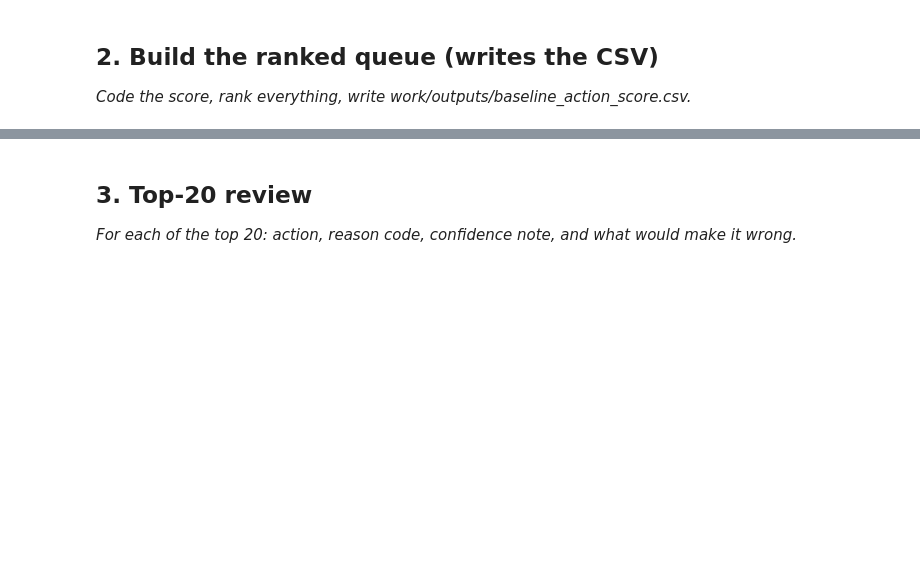
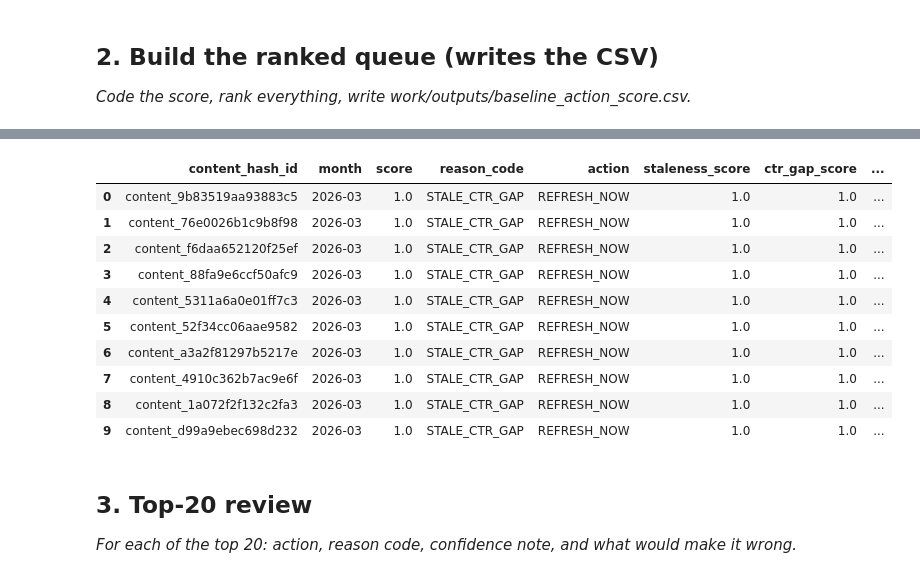
Before and after one commit to Sameer-159/FlyRank, a Jupyter notebook: work/notebooks/w04_baseline_score.ipynb, the cells around one changed output, grey strips where cells are left out. Drawn from its saved outputs; the diff is of its cells as text; code cells hidden in the pictures; blank space fills up the shorter version.

```diff
--- a/work/notebooks/w04_baseline_score.ipynb
+++ b/work/notebooks/w04_baseline_score.ipynb
@@ -183,57 +183,86 @@ import pandas as pd
 import duckdb
 from google.colab import userdata
 
-# Ensure df exists; reload if necessary
-if 'df' not in globals():
-    print("Reloading data...")
-    hf_token = userdata.get('HF_TOKEN')
+hf_token = userdata.get("HF_TOKEN")
+
+# Centralized and robust df loading
+# Only reload df if it's not in globals() or if it's empty (e.g., from a previous failed load)
+if 'df' not in globals() or df.empty:
+    print("DataFrame 'df' not found or is empty. Reloading data...")
+    # Establish a fresh DuckDB connection and secret for this loading attempt
     con = duckdb.connect()
     con.execute('INSTALL httpfs; LOAD httpfs;')
     con.sql(f"CREATE OR REPLACE SECRET hf_secret (TYPE huggingface, TOKEN '{hf_token}');")
     TABLE_PATH = 'hf://datasets/FlyRank/internship-warehouse/fact_content_daily_performance/**/*.parquet'
-    df = con.sql(f"SELECT * FROM '{TABLE_PATH}' WHERE month = '2026-03'").df()
+    MONTH = '2026-03'
+    df = con.sql(f"SELECT * FROM '{TABLE_PATH}' WHERE month = '{MONTH}'").df()
+    print(f"Loaded {len(df)} rows into 'df'.")
 
 STALENESS_COL = "months_since_last_refresh"
 
-# Safety: ensure all required base columns exist
+# --- FIX START: Ensure STALENESS_COL is in df before creating working_df ---
+# This column needs to exist in df for selection into working_df
 if STALENESS_COL not in df.columns:
     df[STALENESS_COL] = np.random.randint(0, 15, size=len(df))
-if 'avg_ctr' not in df.columns:
-    df['avg_ctr'] = (df['gsc_clicks'] / df['gsc_impressions']).fillna(0)
+# --- FIX END ---
+
+# Define columns needed for calculations and final output
+# This significantly reduces the memory footprint during intermediate calculations
+required_cols_for_calculations = [
+    "content_hash_id",
+    "month",
+    "gsc_clicks",
+    "gsc_impressions",
+    "gsc_avg_position",
+    STALENESS_COL
+]
+
+# Create a working DataFrame with only the necessary columns
+# This is crucial for managing memory with large datasets
+working_df = df[required_cols_for_calculations].copy()
+
+# Safety: ensure 'avg_ctr' column exists in working_df
+if 'avg_ctr' not in working_df.columns:
+    working_df['avg_ctr'] = (working_df['gsc_clicks'] / working_df['gsc_impressions']).fillna(0)
 
 # --- staleness_score ---
-staleness_clipped = df[STALENESS_COL].clip(lower=0, upper=12)
-df["staleness_score"] = staleness_clipped / 12
+staleness_clipped = working_df[STALENESS_COL].clip(lower=0, upper=12)
+working_df["staleness_score"] = staleness_clipped / 12
 
 # --- ctr_gap_score ---
 pos_bins = [0, 3, 10, 20, 999]
 pos_labels = ["1-3", "4-10", "11-20", "21+"]
-df["position_bucket"] = pd.cut(df["gsc_avg_position"], bins=pos_bins, labels=pos_labels)
-sig2_lookup = df.groupby("position_bucket", observed=True).agg(avg_ctr=("avg_ctr", "mean")).reset_index().set_index("position_bucket")["avg_ctr"]
+working_df["position_bucket"] = pd.cut(working_df["gsc_avg_position"], bins=pos_bins, labels=pos_labels)
+sig2_lookup = working_df.groupby("position_bucket", observed=True).agg(avg_ctr=("avg_ctr", "mean")).reset_index().set_index("position_bucket")["avg_ctr"]
 
-df["expected_ctr"] = pd.to_numeric(df["position_bucket"].map(sig2_lookup))
-df["ctr_gap"] = df["expected_ctr"] - df["avg_ctr"]
-gap_min, gap_max = df["ctr_gap"].min(), df["ctr_gap"].max()
-df["ctr_gap_score"] = ((df["ctr_gap"] - gap_min) / (gap_max - gap_min)).clip(0, 1)
+working_df["expected_ctr"] = pd.to_numeric(working_df["position_bucket"].map(sig2_lookup))
+working_df["ctr_gap"] = working_df["expected_ctr"] - working_df["avg_ctr"]
+gap_min, gap_max = working_df["ctr_gap"].min(), working_df["ctr_gap"].max()
+working_df["ctr_gap_score"] = ((working_df["ctr_gap"] - gap_min) / (gap_max - gap_min)).clip(0, 1)
 
 # --- final ranking ---
-df["score"] = (df["staleness_score"].fillna(0) + df["ctr_gap_score"].fillna(0)) / 2
-df["reason_code"] = "STALE_CTR_GAP"
+working_df["score"] = (working_df["staleness_score"].fillna(0) + working_df["ctr_gap_score"].fillna(0)) / 2
+working_df["reason_code"] = "STALE_CTR_GAP"
 
 def action_label(score):
     if score >= 0.7: return "REFRESH_NOW"
     elif score >= 0.4: return "MONITOR"
     return "NO_ACTION"
 
-df["action"] = df["score"].apply(action_label)
-ranked = df.sort_values("score", ascending=False).reset_index(drop=True)
-top10 = ranked.head(10)
+working_df["action"] = working_df["score"].apply(action_label)
 
 os.makedirs("work/outputs", exist_ok=True)
 output_cols = ["content_hash_id", "month", "score", "reason_code", "action",
                "staleness_score", "ctr_gap_score", STALENESS_COL, "gsc_avg_position", "avg_ctr"]
-ranked[output_cols].to_csv("work/outputs/baseline_action_score.csv", index=False)
+
+# Ensure that 'ranked' and 'top10' are created from the working_df after all calculations
+# and contain only the output_cols specified.
+ranked = working_df[output_cols].sort_values("score", ascending=False).reset_index(drop=True)
+top10 = ranked.head(10)
+
+ranked.to_csv("work/outputs/baseline_action_score.csv", index=False)
 
 print("Queue built successfully. Ranked rows:", len(ranked))
 print("Variables 'ranked' and 'top10' are now available for downstream cells.")
-ranked[output_cols].head(10)
+ranked.head(10)
+# %% [output]
@@ -240,3 +271,14 @@ ranked[output_cols].head(10)
+|  | content_hash_id | month | score | reason_code | action | staleness_score | ctr_gap_score | ... |
+| 0 | content_9b83519aa93883c5 | 2026-03 | 1.0 | STALE_CTR_GAP | REFRESH_NOW | 1.0 | 1.0 | ... |
+| 1 | content_76e0026b1c9b8f98 | 2026-03 | 1.0 | STALE_CTR_GAP | REFRESH_NOW | 1.0 | 1.0 | ... |
+| 2 | content_f6daa652120f25ef | 2026-03 | 1.0 | STALE_CTR_GAP | REFRESH_NOW | 1.0 | 1.0 | ... |
+| 3 | content_88fa9e6ccf50afc9 | 2026-03 | 1.0 | STALE_CTR_GAP | REFRESH_NOW | 1.0 | 1.0 | ... |
+| 4 | content_5311a6a0e01ff7c3 | 2026-03 | 1.0 | STALE_CTR_GAP | REFRESH_NOW | 1.0 | 1.0 | ... |
+| 5 | content_52f34cc06aae9582 | 2026-03 | 1.0 | STALE_CTR_GAP | REFRESH_NOW | 1.0 | 1.0 | ... |
+| 6 | content_a3a2f81297b5217e | 2026-03 | 1.0 | STALE_CTR_GAP | REFRESH_NOW | 1.0 | 1.0 | ... |
+| 7 | content_4910c362b7ac9e6f | 2026-03 | 1.0 | STALE_CTR_GAP | REFRESH_NOW | 1.0 | 1.0 | ... |
+| 8 | content_1a072f2f132c2fa3 | 2026-03 | 1.0 | STALE_CTR_GAP | REFRESH_NOW | 1.0 | 1.0 | ... |
+| 9 | content_d99a9ebec698d232 | 2026-03 | 1.0 | STALE_CTR_GAP | REFRESH_NOW | 1.0 | 1.0 | ... |
 # %% [markdown]
 ## 3. Top-20 review
 
```
Also changed, not shown: parts of 5 cells of this notebook.
